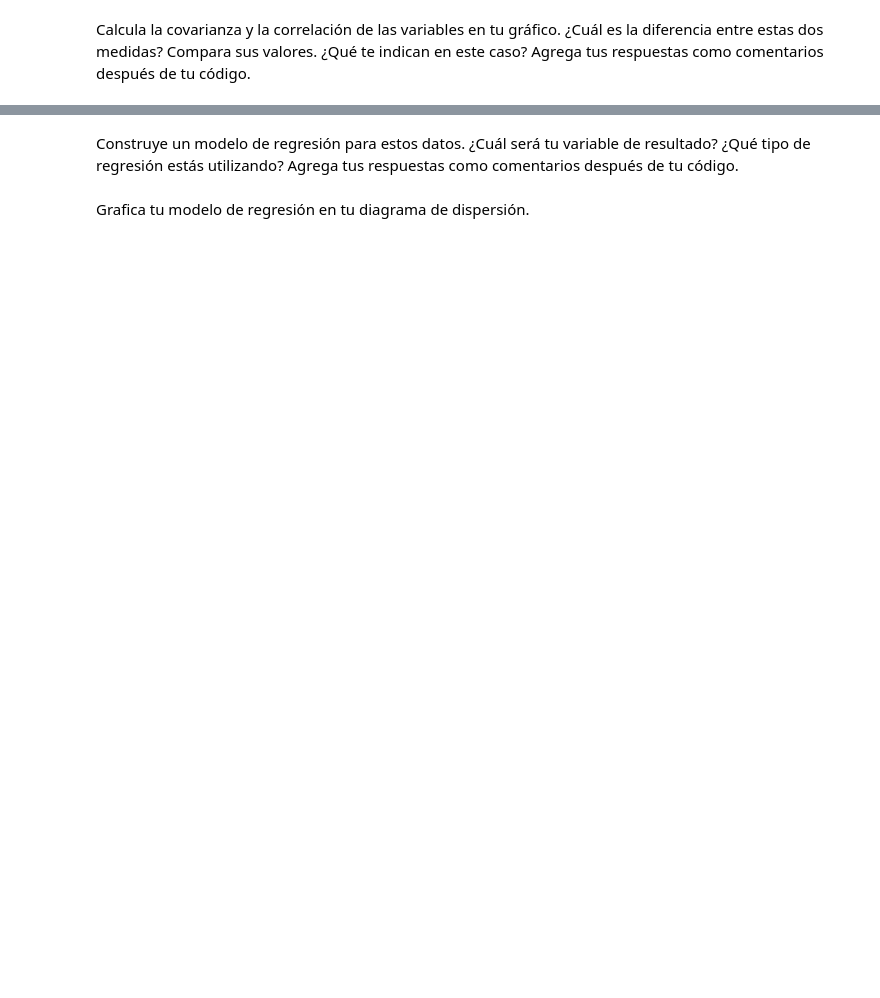
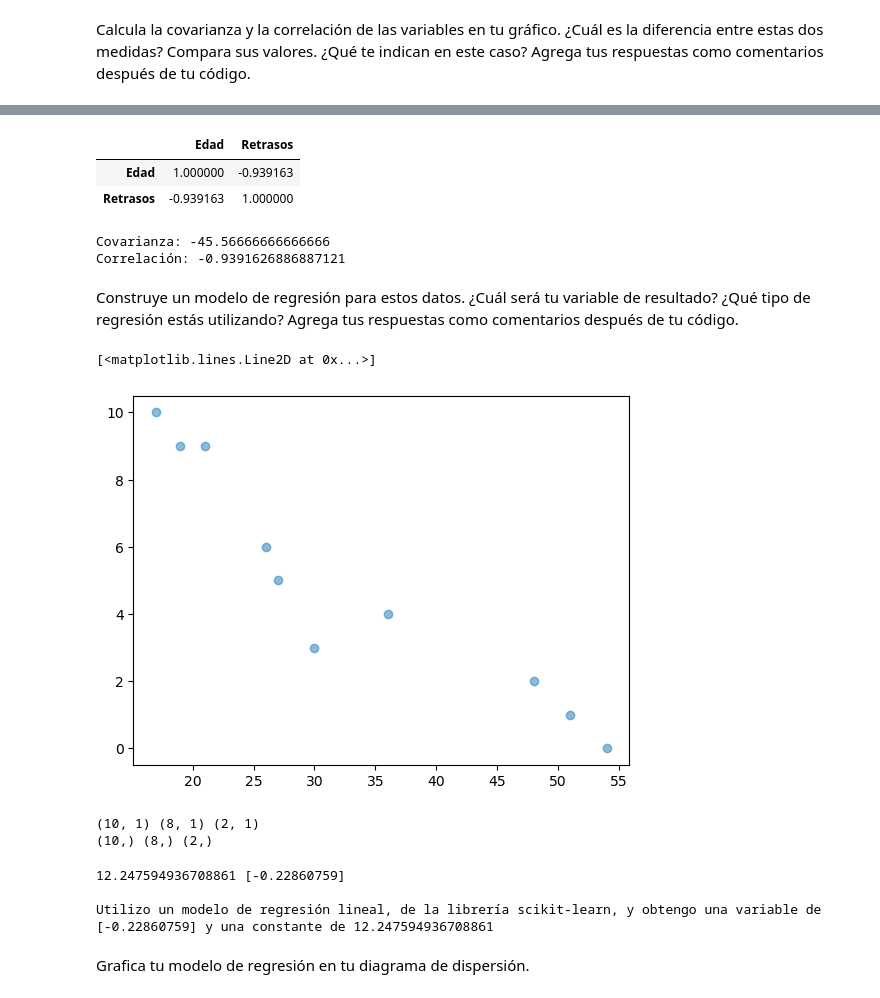
Before and after one commit to tatanapier/Week09_Session41_lab-regression-analysis-es, a Jupyter notebook: your-code/lab-regression-analysis-esp.ipynb, the cells around one changed output, grey strips where cells are left out. Cells and saved outputs as stored; diff of their text form; code cells hidden in the pictures; blank space fills up the shorter version.

```diff
--- a/your-code/lab-regression-analysis-esp.ipynb
+++ b/your-code/lab-regression-analysis-esp.ipynb
@@ -53,2 +79,17 @@ Calcula la covarianza y la correlación de las variables en tu gráfico. ¿Cuál
+# %%
+student_data.corr()
+# %% [output]
+|  | Edad | Retrasos |
+| Edad | 1.000000 | -0.939163 |
+| Retrasos | -0.939163 | 1.000000 |
+# %%
+covarianza = student_data.cov().iloc[0, 1]
+correlacion = student_data.corr().iloc[0, 1]
+
+print(f"Covarianza: {covarianza}")
+print(f"Correlación: {correlacion}")
+# %% [output]
+Covarianza: -45.56666666666666
+Correlación: -0.9391626886887121
 # %% [markdown]
 Construye un modelo de regresión para estos datos. ¿Cuál será tu variable de resultado? ¿Qué tipo de regresión estás utilizando? Agrega tus respuestas como comentarios después de tu código.
@@ -57,2 +96,37 @@ Construye un modelo de regresión para estos datos. ¿Cuál será tu variable de
+# %%
+# your explanation here
+X = student_data.Edad.values.reshape(-1, 1)
+y = student_data.Retrasos.values
+
+plt.plot(X, y, "o", alpha=.5)
+# %% [output]
+[<matplotlib.lines.Line2D at 0x...>]
+[figure, added]
+# %%
+# Modelo
+X_train, X_test, y_train, y_test = train_test_split(X, y, test_size=.2)
+
+# Check train and test sizes
+#print(X_train.shape, X_test.shape, y_train.shape, y_test.shape)
+print(X.shape, X_train.shape, X_test.shape)
+print(y.shape, y_train.shape, y_test.shape)
+# %% [output]
+(10, 1) (8, 1) (2, 1)
+(10,) (8,) (2,)
+# %%
+# Create the Linear Regression estimator
+lm = LinearRegression()
+
+# Perform the fitting
+lm.fit(X_train, y_train)
+
+# Print coefs
+print(lm.intercept_, lm.coef_)
+print()
+print(f'Utilizo un modelo de regresión lineal, de la librería scikit-learn, y obtengo una variable de {lm.coef_} y una constante de {lm.intercept_}')
+# %% [output]
+12.247594936708861 [-0.22860759]
+
+Utilizo un modelo de regresión lineal, de la librería scikit-learn, y obtengo una variable de [-0.22860759] y una constante de 12.247594936708861
 # %% [markdown]
 Grafica tu modelo de regresión en tu diagrama de dispersión.
```
Also changed, not shown: parts of 42 cells of this notebook.
